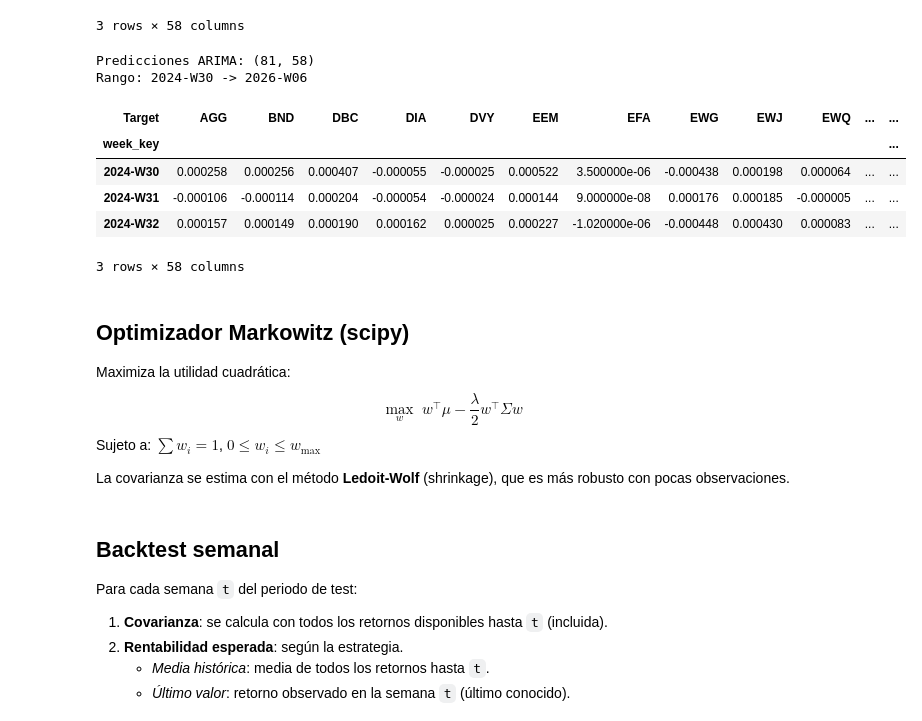
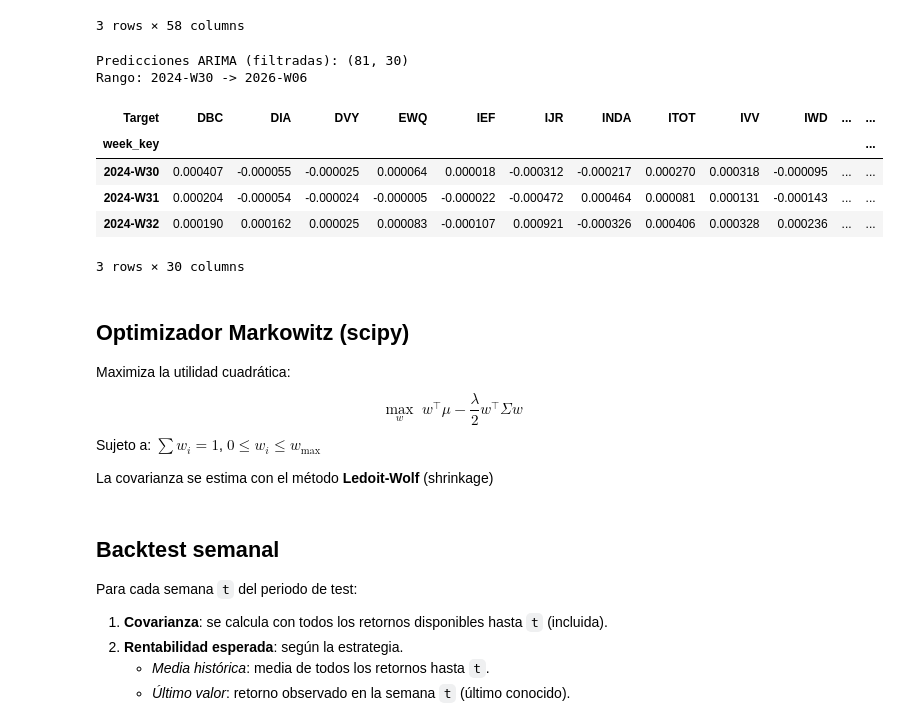
Before and after one commit to aleellord/TFM, a Jupyter notebook: 4.Markowitz/01_backtest_markowitz.ipynb, the cells around one changed output. Saved outputs shown, nothing was run; the diff lists cells and outputs as text; code cells hidden in the pictures.

```diff
--- a/4.Markowitz/01_backtest_markowitz.ipynb
+++ b/4.Markowitz/01_backtest_markowitz.ipynb
@@ -94,31 +89,27 @@ Semanas totales: 266 | 2021-W01 -> 2026-W06
 | 2021-W03 | 0.000000 | 0.000086 | -0.003455 | 0.001497 | -0.002190 | 0.006717 | 0.002508 | 0.005514 | 0.001885 | 0.000075 | ... | ... |
 3 rows × 58 columns
 # %%
-# Carga de predicciones ARIMA generadas por el notebook de series temporales semanal
-# Ejecutar primero: 2.Modelo_Series_Temporales/Modelo_semanal/01_datos_series_temporales_grupal_semanal.ipynb
-# (celdas del bloque 'Predicciones ARIMA para Markowitz')
-
-arima_path = os.path.join(DATA_DIR, 'predicciones_arima_semanal.csv')
+arima_path = os.path.join(DATA_DIR, 'predicciones_arima_semanal_filtrado.csv') #solo etfs que superan mdoelos zeros
 df_arima = pd.read_csv(arima_path, encoding='utf-8-sig')
 
 # Pivote: semana x ETF -> predicción ARIMA
 pred_arima_pivot = df_arima.pivot(
     index='Fecha_Semana', columns='Target', values='Prediccion'
 )
 pred_arima_pivot.index.name = 'week_key'
 
-print(f'Predicciones ARIMA: {pred_arima_pivot.shape}')
+print(f'Predicciones ARIMA (filtradas): {pred_arima_pivot.shape}')
 print(f'Rango: {pred_arima_pivot.index[0]} -> {pred_arima_pivot.index[-1]}')
 pred_arima_pivot.head(3)
 # %% [output]
-Predicciones ARIMA: (81, 58)
+Predicciones ARIMA (filtradas): (81, 30)
 Rango: 2024-W30 -> 2026-W06
-| Target | AGG | BND | DBC | DIA | DVY | EEM | EFA | EWG | EWJ | EWQ | ... | ... |
+| Target | DBC | DIA | DVY | EWQ | IEF | IJR | INDA | ITOT | IVV | IWD | ... | ... |
 | week_key |  |  |  |  |  |  |  |  |  |  |  | ... |
-| 2024-W30 | 0.000258 | 0.000256 | 0.000407 | -0.000055 | -0.000025 | 0.000522 | 3.500000e-06 | -0.000438 | 0.000198 | 0.000064 | ... | ... |
-| 2024-W31 | -0.000106 | -0.000114 | 0.000204 | -0.000054 | -0.000024 | 0.000144 | 9.000000e-08 | 0.000176 | 0.000185 | -0.000005 | ... | ... |
-| 2024-W32 | 0.000157 | 0.000149 | 0.000190 | 0.000162 | 0.000025 | 0.000227 | -1.020000e-06 | -0.000448 | 0.000430 | 0.000083 | ... | ... |
+| 2024-W30 | 0.000407 | -0.000055 | -0.000025 | 0.000064 | 0.000018 | -0.000312 | -0.000217 | 0.000270 | 0.000318 | -0.000095 | ... | ... |
+| 2024-W31 | 0.000204 | -0.000054 | -0.000024 | -0.000005 | -0.000022 | -0.000472 | 0.000464 | 0.000081 | 0.000131 | -0.000143 | ... | ... |
+| 2024-W32 | 0.000190 | 0.000162 | 0.000025 | 0.000083 | -0.000107 | 0.000921 | -0.000326 | 0.000406 | 0.000328 | 0.000236 | ... | ... |
-3 rows × 58 columns
+3 rows × 30 columns
 # %% [markdown]
 ## Optimizador Markowitz (scipy)
 
@@ -126,7 +117,7 @@ Maximiza la utilidad cuadrática:
 $$\max_w \; w^\top \mu - \frac{\lambda}{2} w^\top \Sigma w$$
 Sujeto a: $\sum w_i = 1$, $0 \leq w_i \leq w_{\max}$
 
-La covarianza se estima con el método **Ledoit-Wolf** (shrinkage), que es más robusto con pocas observaciones.
+La covarianza se estima con el método **Ledoit-Wolf** (shrinkage)
 # %%
 def calcular_covarianza_lw(ret_hist: pd.DataFrame) -> pd.DataFrame:
     """Matriz de covarianza Ledoit-Wolf semanal (sin anualizar)."""
```
Also changed, not shown: parts of 7 cells of this notebook, 6 other files.
